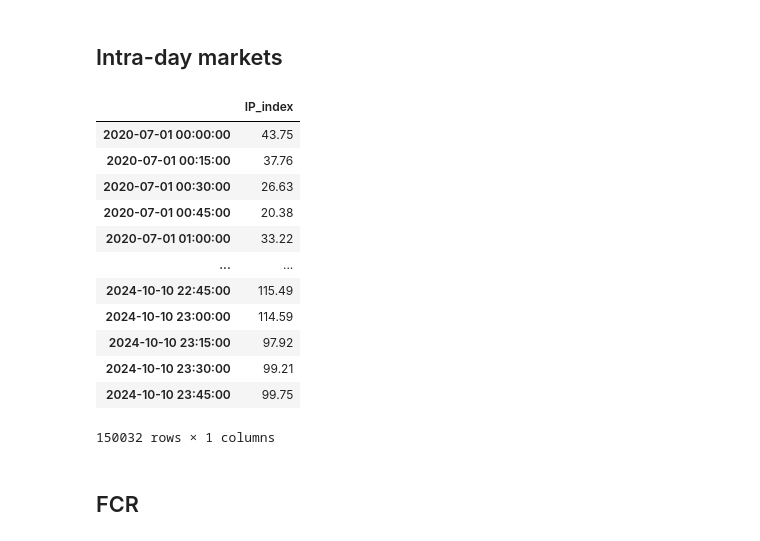
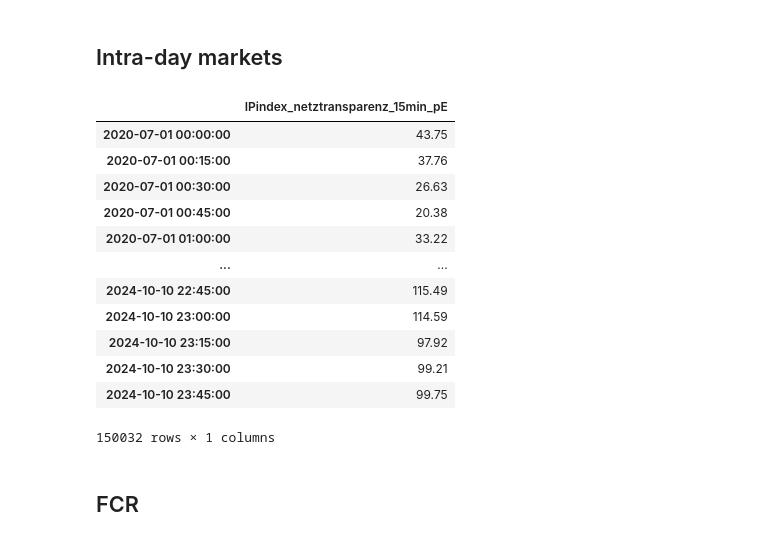
Before and after one commit to n-raspi/nseemann-msc-BESS, a Jupyter notebook: 30_src/build_dataset/build_dataset.ipynb, the cells around one changed output. Cells and saved outputs as stored; diff of their text form; code cells hidden in the pictures.

```diff
--- a/30_src/build_dataset/build_dataset.ipynb
+++ b/30_src/build_dataset/build_dataset.ipynb
@@ -97,23 +126,25 @@ Importing: ../../20_data/entsoe_data/DE/DA_15min/DE-LU/Day-ahead Prices_20140101
 # %%
 netztransparenz_DATA_dir = "../../20_data/netztransparenz"
 IP_index = "/IP_index/Index Ausgleichsenergiepreis [2024-10-11 17-44-33].csv"
 df_IP_index = pd.read_csv(netztransparenz_DATA_dir + IP_index, sep=";") # Import csv
 
 # Set datetime index
 df_IP_index.index = pd.to_datetime(df_IP_index['Datum von'] + " " + df_IP_index['(Uhrzeit) von'], format="%d.%m.%Y %H:%M")
 
 # Drop columns and rename
 df_IP_index.drop(columns=(df_IP_index.columns.difference(['ID AEP in €/MWh'])), inplace=True)
-df_IP_index.rename(columns={'ID AEP in €/MWh': 'IP_index'}, inplace=True)
+df_IP_index.rename(columns={'ID AEP in €/MWh': 'IPindex_netztransparenz_15min_pE'}, inplace=True)
 
 # Change comma to dot and convert to float
-df_IP_index['IP_index'] = df_IP_index['IP_index'].replace(',', '.', regex=True).astype(float)
+df_IP_index['IPindex_netztransparenz_15min_pE'] = df_IP_index['IPindex_netztransparenz_15min_pE'].replace(',', '.', regex=True).astype(float)
 
 df_IP_index = df_IP_index[~df_IP_index.index.duplicated(keep='first')]
 
 # df_IP_index
+
+df_IP_index
 # %% [output]
-|  | IP_index |
+|  | IPindex_netztransparenz_15min_pE |
 | 2020-07-01 00:00:00 | 43.75 |
 | 2020-07-01 00:15:00 | 37.76 |
 | 2020-07-01 00:30:00 | 26.63 |
```
Also changed, not shown: parts of 9 cells of this notebook, 1 other file.
